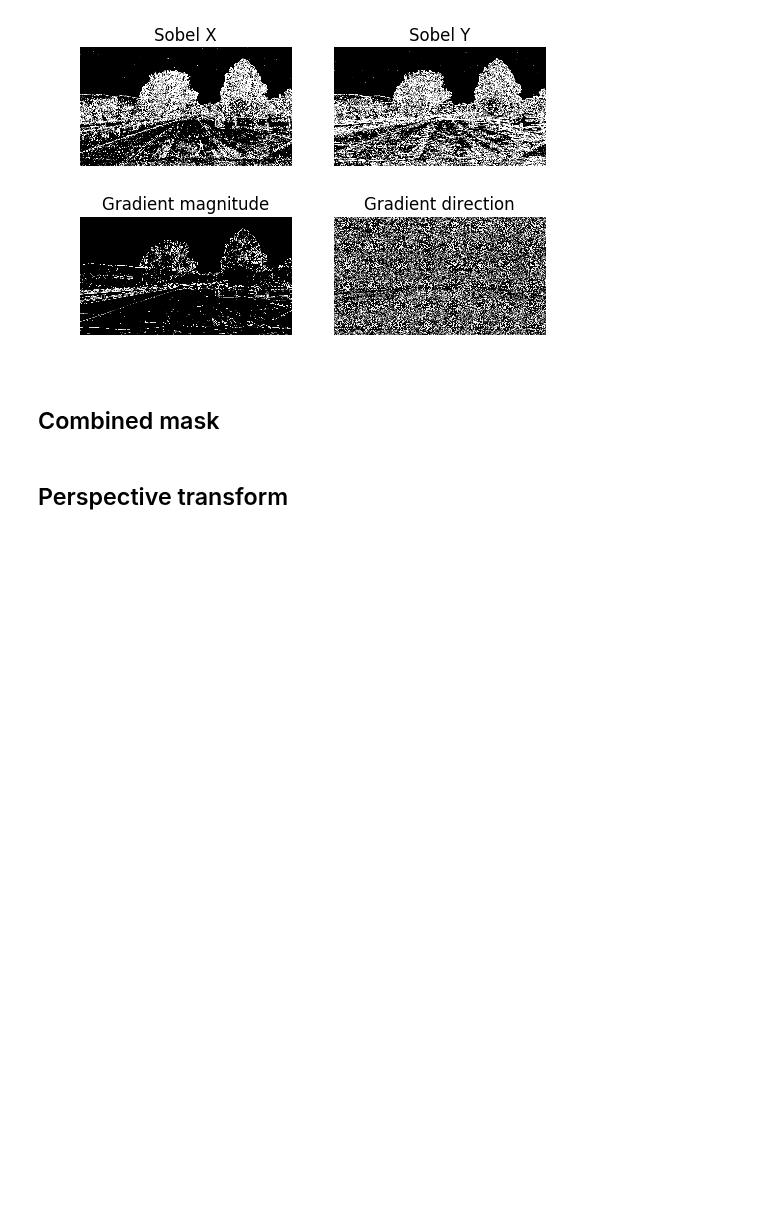
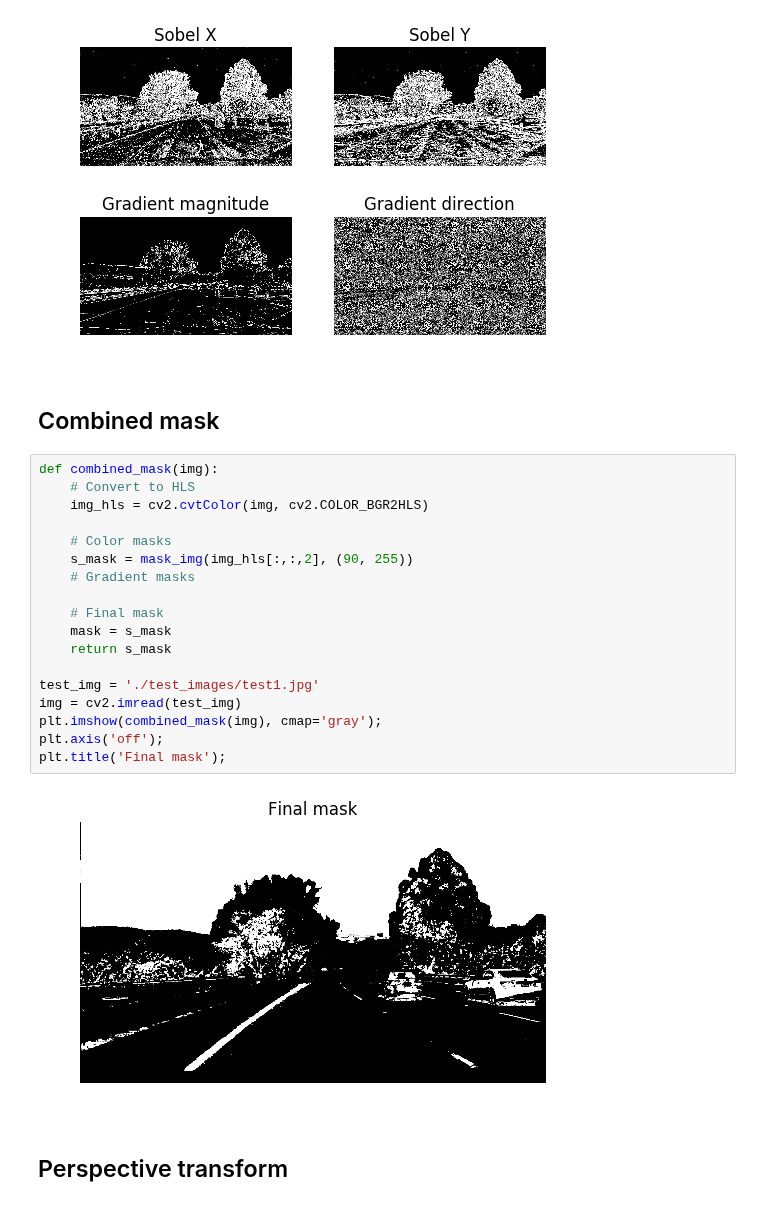
Before and after one commit to carlosgalvezp/Udacity-Self-Driving-Car-Nanodegree, a Jupyter notebook: term1/projects/p4-advanced-lane-finding/p4-advanced-lane-finding.ipynb, the cells around one changed output. Saved outputs shown, nothing was run; the diff lists cells and outputs as text; blank space fills up the shorter version.

```diff
--- a/term1/projects/p4-advanced-lane-finding/p4-advanced-lane-finding.ipynb
+++ b/term1/projects/p4-advanced-lane-finding/p4-advanced-lane-finding.ipynb
@@ -163,5 +163,25 @@ plt.title('Gradient direction');
 [figure]
 # %% [markdown]
 ## Combined mask
+# %%
+def combined_mask(img):
+    # Convert to HLS
+    img_hls = cv2.cvtColor(img, cv2.COLOR_BGR2HLS)
+
+    # Color masks
+    s_mask = mask_img(img_hls[:,:,2], (90, 255))
+    # Gradient masks
+
+    # Final mask
+    mask = s_mask
+    return s_mask
+
+test_img = './test_images/test1.jpg'
+img = cv2.imread(test_img)
+plt.imshow(combined_mask(img), cmap='gray');
+plt.axis('off');
+plt.title('Final mask');
+# %% [output]
+[figure, added]
 # %% [markdown]
 ## Perspective transform
```
Also changed, not shown: parts of 2 cells of this notebook.
